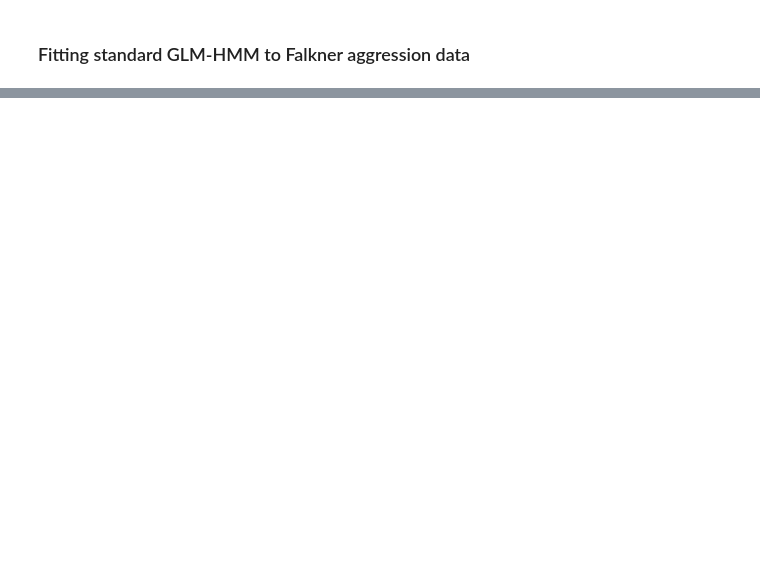
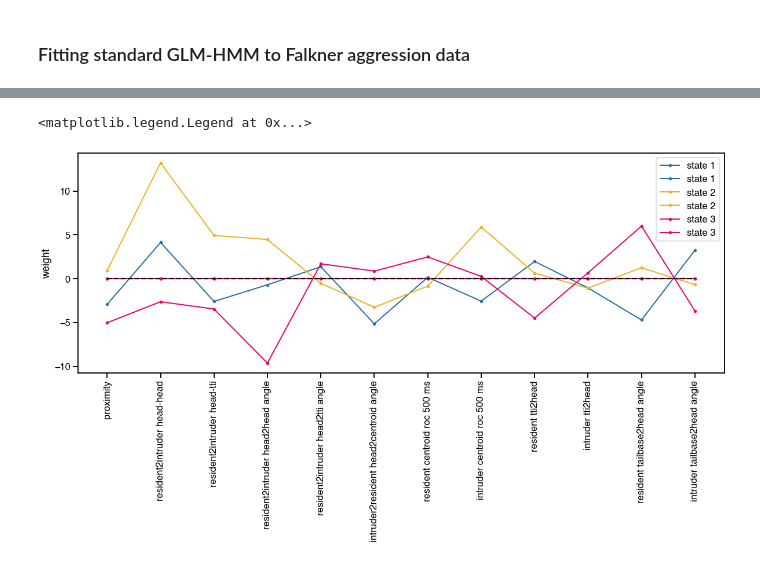
Before and after one commit to lenca56/Pillow_dGLM-HMM, a Jupyter notebook: code/Falkner_GLM-HMM.ipynb, the cells around one changed output, grey strips where cells are left out. Drawn from its saved outputs; the diff is of its cells as text; code cells hidden in the pictures; blank space fills up the shorter version.

```diff
--- a/code/Falkner_GLM-HMM.ipynb
+++ b/code/Falkner_GLM-HMM.ipynb
@@ -21,0 +28,5 @@ ModuleNotFoundError: No module named 'glmhmm'
+# %%
+animals = ['29L_','3095_','3096_','3097_','30B_','30L_','30R2_','4013_','4014_','4015_','4016_','91R2_']
+days = ['d1_balbc','d2_balbc','d3_balbc','d4_balbc','d5_balbc','d6_balbc','d7_balbc','d8_balbc','d9_mCD1']
+obsDays = []
+sessions = ['_t1','_t2','_t3']
@@ -21,0 +83,5 @@ ModuleNotFoundError: No module named 'glmhmm'
+# %%
+import pickle
+bestix = find_best_fit(lls_all) # find the initialization that led to the best fit
+best_GLMHMM = real_GLMHMMs[bestix]
+pickle.dump(best_GLMHMM, open('../data_falkner/29L_all_GLMHMM.pickle', 'wb'))
@@ -21,0 +94,12 @@ ModuleNotFoundError: No module named 'glmhmm'
+# %%
+# plot the inferred weights probabilities
+fig, axes = plt.subplots(1,1)
+fig.set_size_inches(20, 7)
+colors = np.array([[39,110,167],[237,177,32],[233,0,111],[176,100,245]])/255
+legend = ['state 1', 'state 2', 'state 3']
+visualize.plot_weights(best_GLMHMM.w,axes,xlabels=featuresShortlist1,switch=False,style='.-',
+             color=colors,error=None,label=legend)
+axes.legend()
+# %% [output]
+<matplotlib.legend.Legend at 0x...>
+[figure, added]
```
Also changed, not shown: parts of 6 cells of this notebook, 1 other file.
